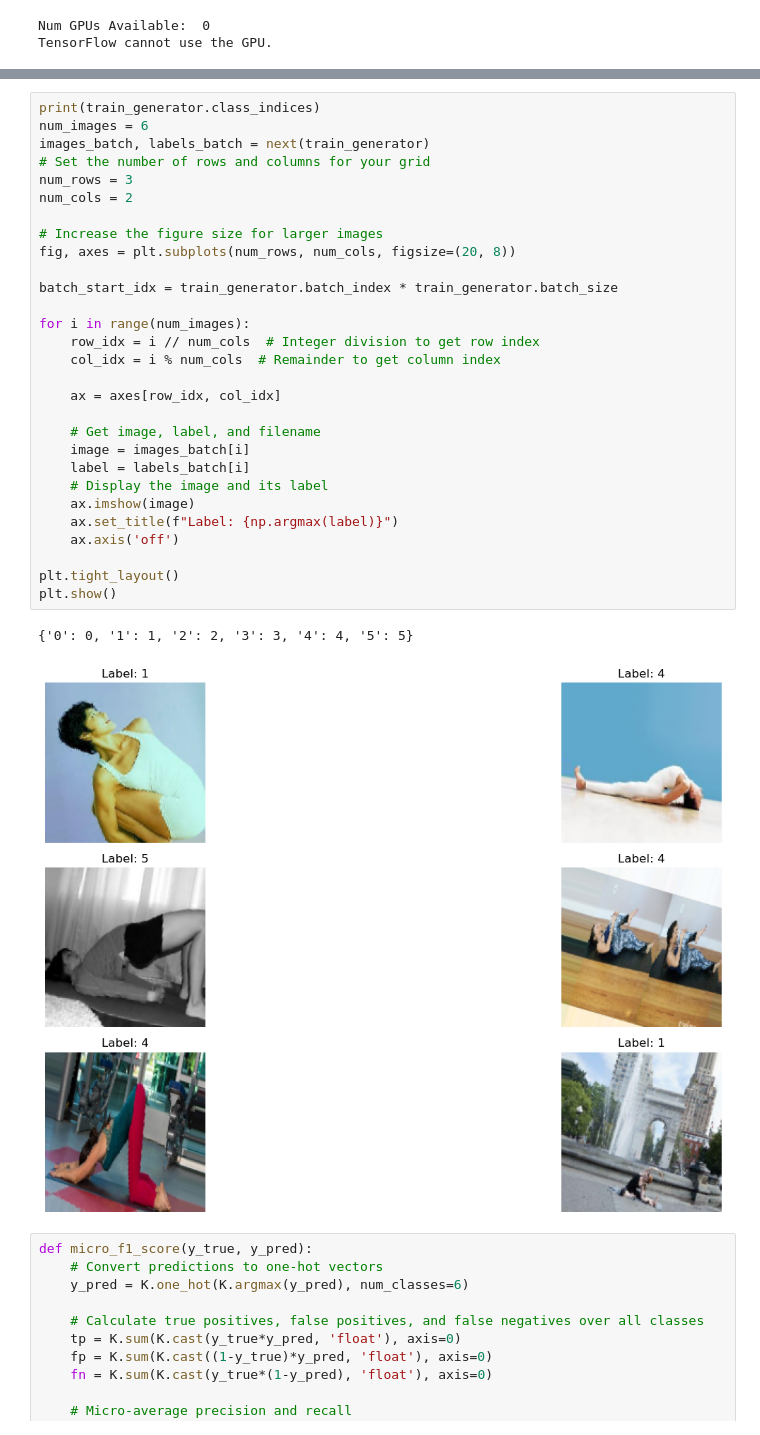
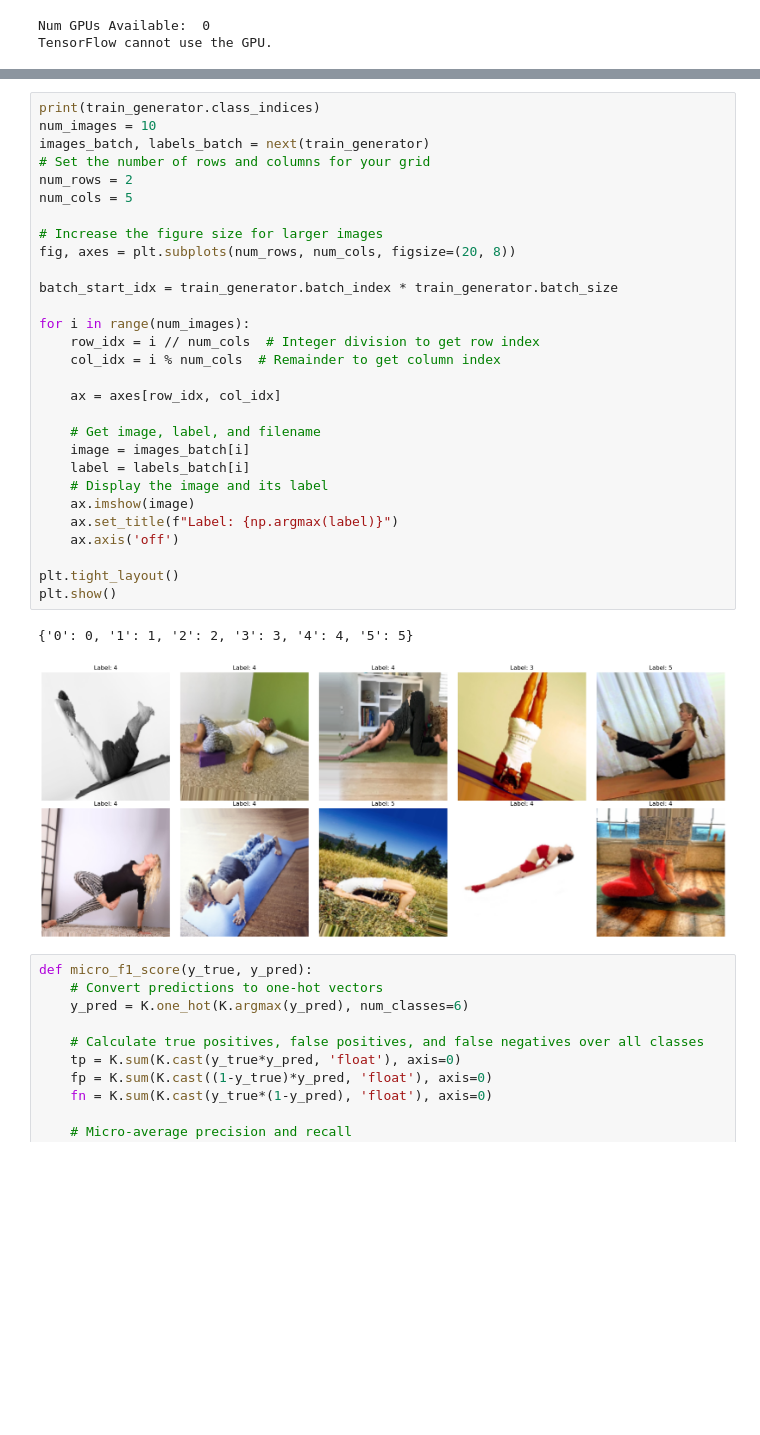
Before and after one commit to YaroslavGarashchenko/tensorflow, a Jupyter notebook: notebook674dc4f050.ipynb, the cells around one changed output, grey strips where cells are left out. Cells and saved outputs as stored; diff of their text form; blank space fills up the shorter version.

```diff
--- a/notebook674dc4f050.ipynb
+++ b/notebook674dc4f050.ipynb
@@ -154,36 +150,36 @@ Found 1888 validated image filenames belonging to 6 classes.
 Found 472 validated image filenames belonging to 6 classes.
 # %%
 print(train_generator.class_indices)
-num_images = 6
+num_images = 10
 images_batch, labels_batch = next(train_generator)
 # Set the number of rows and columns for your grid
-num_rows = 3
-num_cols = 2
+num_rows = 2
+num_cols = 5
 
 # Increase the figure size for larger images
 fig, axes = plt.subplots(num_rows, num_cols, figsize=(20, 8))
 
 batch_start_idx = train_generator.batch_index * train_generator.batch_size
 
 for i in range(num_images):
     row_idx = i // num_cols  # Integer division to get row index
     col_idx = i % num_cols  # Remainder to get column index
 
     ax = axes[row_idx, col_idx]
 
     # Get image, label, and filename
     image = images_batch[i]
     label = labels_batch[i]
     # Display the image and its label
     ax.imshow(image)
     ax.set_title(f"Label: {np.argmax(label)}")
     ax.axis('off')
 
 plt.tight_layout()
 plt.show()
 # %% [output]
 {'0': 0, '1': 1, '2': 2, '3': 3, '4': 4, '5': 5}
-[figure, old version]
+[figure, new version]
 # %%
 def micro_f1_score(y_true, y_pred):
     # Convert predictions to one-hot vectors
```
Also changed, not shown: parts of 12 cells of this notebook.
